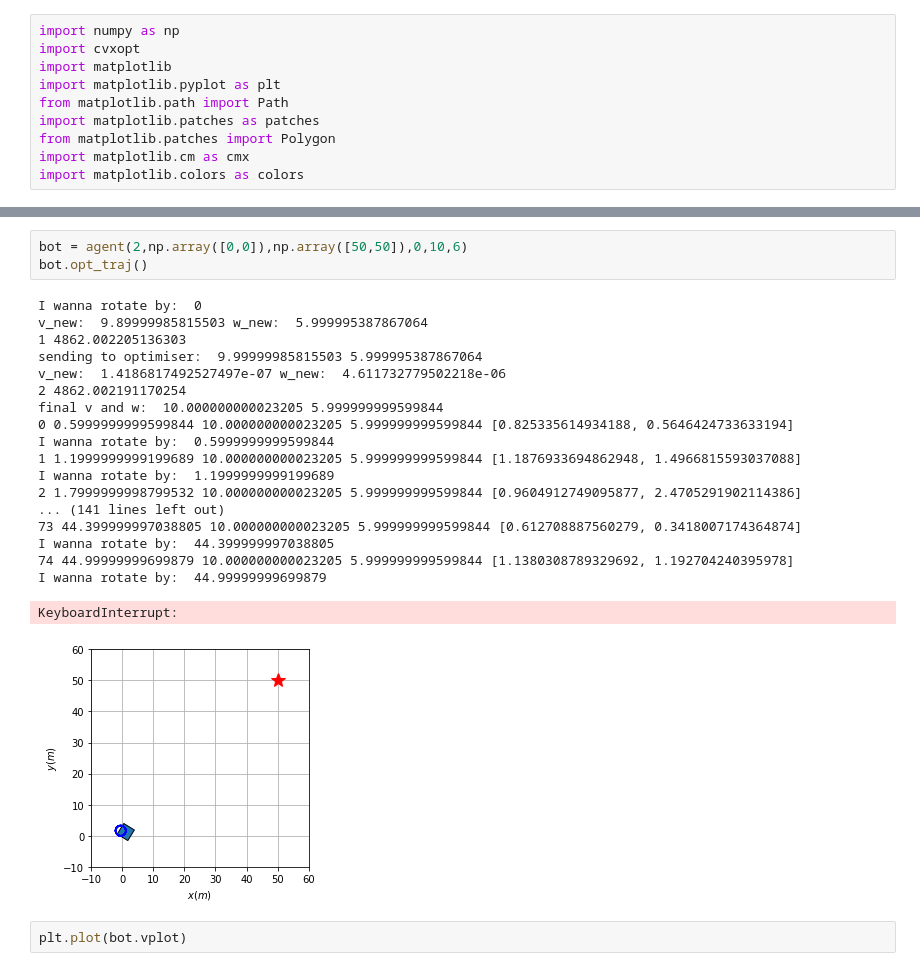
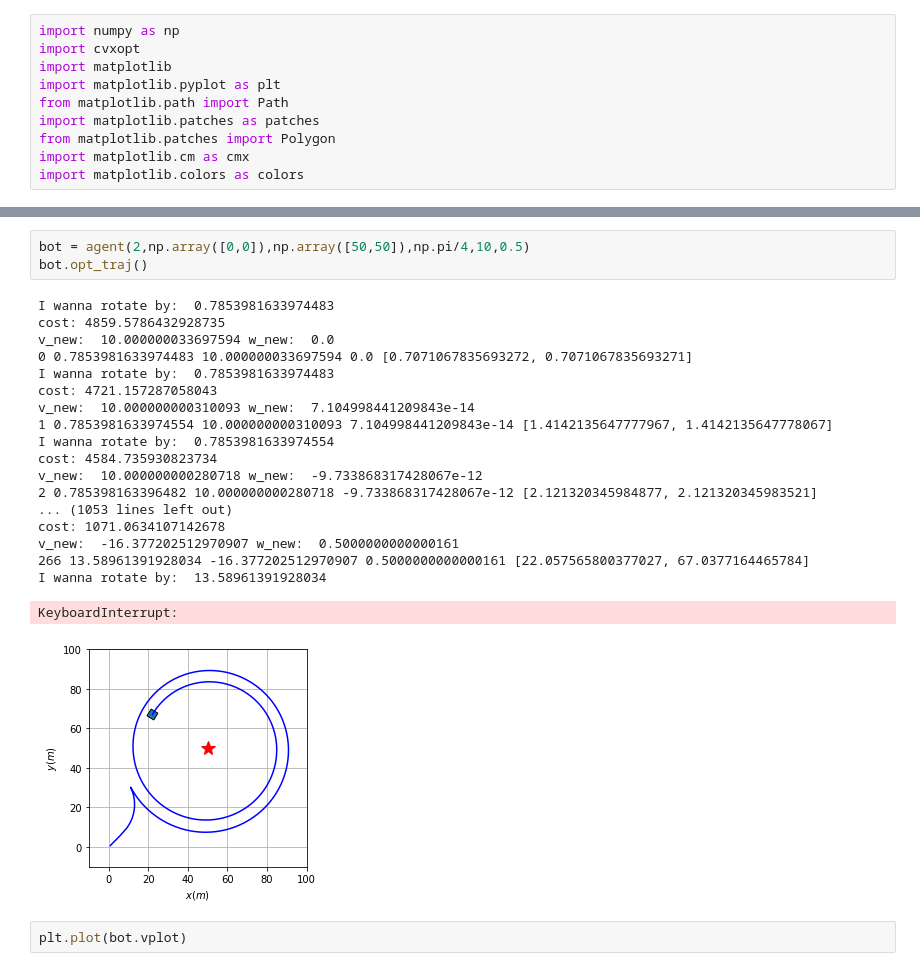
Before and after one commit to susiejojo/CVX_implementations, a Jupyter notebook: Nonhn_CVX.ipynb, the cells around one changed output, grey strips where cells are left out. Drawn from its saved outputs; the diff is of its cells as text.

```diff
--- a/Nonhn_CVX.ipynb
+++ b/Nonhn_CVX.ipynb
@@ -118,28 +110,28 @@ class agent:
         plt.close(figure)
         return figure
 # %%
-bot = agent(2,np.array([0,0]),np.array([50,50]),0,10,6)
+bot = agent(2,np.array([0,0]),np.array([50,50]),np.pi/4,10,0.5)
 bot.opt_traj()
 # %% [output]
-I wanna rotate by:  0
-v_new:  9.89999985815503 w_new:  5.999995387867064
-1 4862.002205136303
-sending to optimiser:  9.99999985815503 5.999995387867064
-v_new:  1.4186817492527497e-07 w_new:  4.611732779502218e-06
-2 4862.002191170254
-final v and w:  10.000000000023205 5.999999999599844
-0 0.5999999999599844 10.000000000023205 5.999999999599844 [0.825335614934188, 0.5646424733633194]
-I wanna rotate by:  0.5999999999599844
-1 1.1999999999199689 10.000000000023205 5.999999999599844 [1.1876933694862948, 1.4966815593037088]
-I wanna rotate by:  1.1999999999199689
-2 1.7999999998799532 10.000000000023205 5.999999999599844 [0.9604912749095877, 2.4705291902114386]
-... (141 lines left out)
-73 44.399999997038805 10.000000000023205 5.999999999599844 [0.612708887560279, 0.3418007174364874]
-I wanna rotate by:  44.399999997038805
-74 44.99999999699879 10.000000000023205 5.999999999599844 [1.1380308789329692, 1.192704240395978]
-I wanna rotate by:  44.99999999699879
+I wanna rotate by:  0.7853981633974483
+cost: 4859.5786432928735
+v_new:  10.000000033697594 w_new:  0.0
+0 0.7853981633974483 10.000000033697594 0.0 [0.7071067835693272, 0.7071067835693271]
+I wanna rotate by:  0.7853981633974483
+cost: 4721.157287058043
+v_new:  10.000000000310093 w_new:  7.104998441209843e-14
+1 0.7853981633974554 10.000000000310093 7.104998441209843e-14 [1.4142135647777967, 1.4142135647778067]
+I wanna rotate by:  0.7853981633974554
+cost: 4584.735930823734
+v_new:  10.000000000280718 w_new:  -9.733868317428067e-12
+2 0.785398163396482 10.000000000280718 -9.733868317428067e-12 [2.121320345984877, 2.121320345983521]
+... (1053 lines left out)
+cost: 1071.0634107142678
+v_new:  -16.377202512970907 w_new:  0.5000000000000161
+266 13.58961391928034 -16.377202512970907 0.5000000000000161 [22.057565800377027, 67.0377164465784]
+I wanna rotate by:  13.58961391928034
 KeyboardInterrupt:
-[figure, old version]
+[figure, new version]
 # %%
 plt.plot(bot.vplot)
 # %% [output]
```
Also changed, not shown: parts of 1 cell of this notebook, 1 other file.
